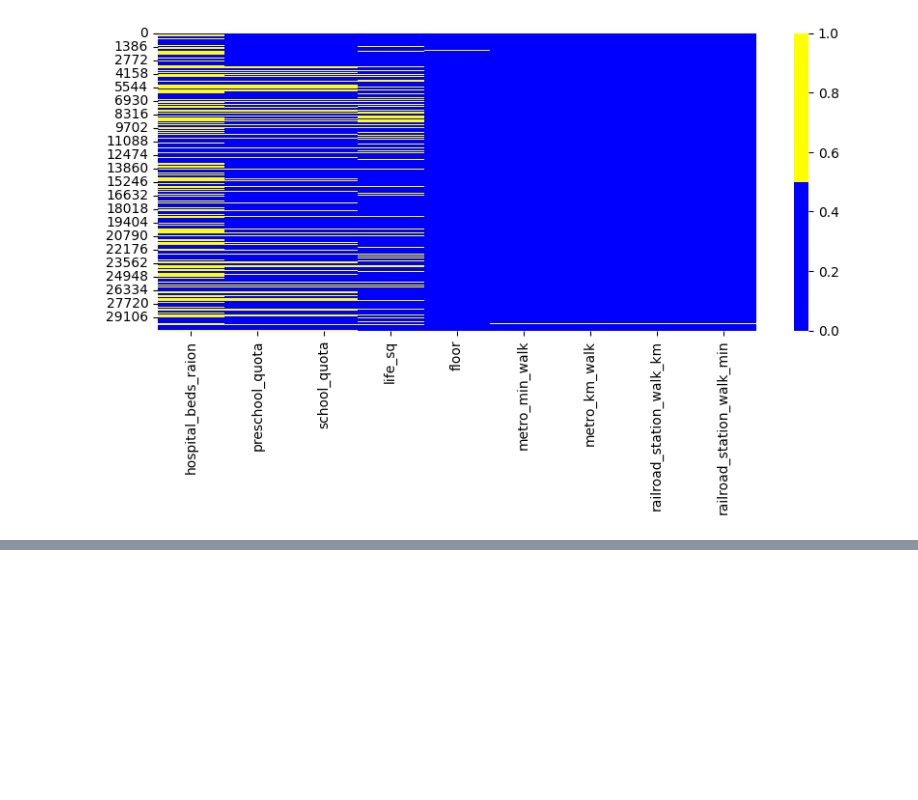
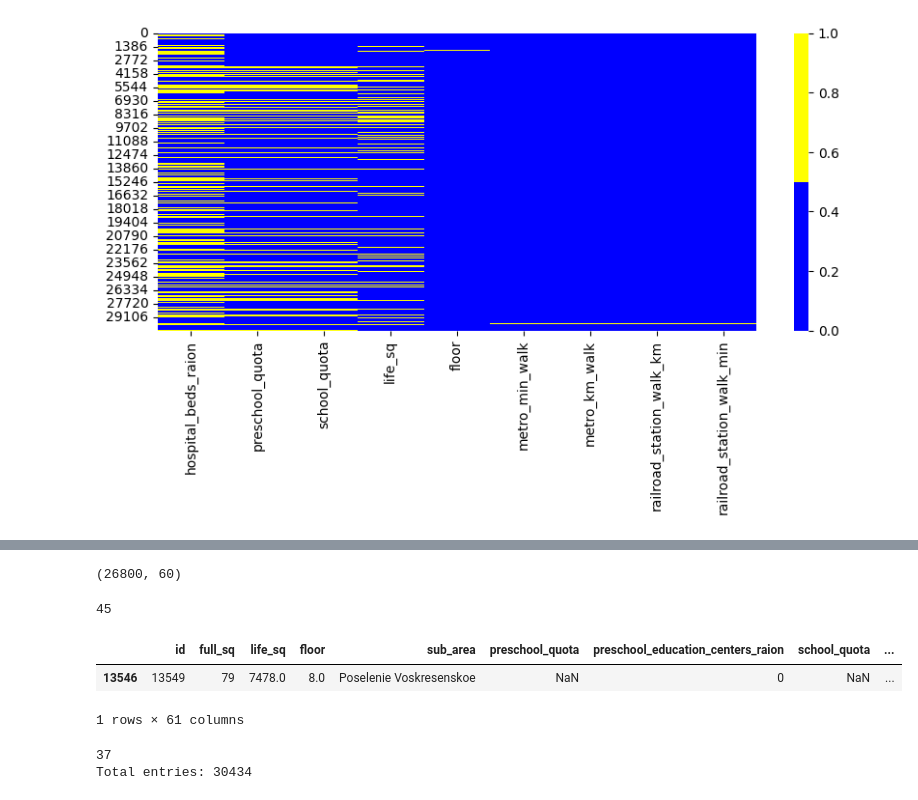
Before and after one commit to shohart/Data-Science-and-Python-learning, a Jupyter notebook: skillfactory plus/python_14 data praparation/data_praparation.ipynb, the cells around one changed output, grey strips where cells are left out. Saved outputs shown, nothing was run; the diff lists cells and outputs as text; code cells hidden in the pictures; blank space fills up the shorter version.

```diff
--- a/skillfactory plus/python_14 data praparation/data_praparation.ipynb
+++ b/skillfactory plus/python_14 data praparation/data_praparation.ipynb
@@ -82,0 +159,46 @@ ax = sns.heatmap(
+# %%
+combine_data = sber_data.copy()
+
+n = combine_data.shape[0]
+thresh = n * 0.7
+combine_data = combine_data.dropna(thresh=thresh, axis=1)
+
+m = combine_data.shape[1]
+combine_data = combine_data.dropna(thresh=m-2, axis=0)
+
+values = {
+    'life_sq': combine_data['full_sq'],
+    'metro_min_walk': combine_data['metro_min_walk'].median(),
+    'metro_km_walk': combine_data['metro_km_walk'].median(),
+    'railroad_station_walk_km': combine_data['railroad_station_walk_km'].median(),
+    'railroad_station_walk_min': combine_data['railroad_station_walk_min'].median(),
+    'preschool_quota': combine_data['preschool_quota'].mode()[0],
+    'school_quota': combine_data['school_quota'].mode()[0],
+    'floor': combine_data['floor'].mode()[0]
+}
+
+combine_data = combine_data.fillna(values)
+
+# display(combine_data.isnull().mean())
+
+# print(combine_data.shape)
+# %% [output]
+(26800, 60)
+# %%
+sber_data['life_sq'].describe()
+print(sber_data[sber_data['life_sq'] == 0].shape[0])
+display(sber_data[sber_data['life_sq'] > 7000])
+
+outliers = sber_data[sber_data['life_sq'] > sber_data['full_sq']]
+print(outliers.shape[0])
+
+cleaned = sber_data.drop(outliers.index, axis=0)
+
+print(f'Total entries: {cleaned.shape[0]}')
+# %% [output]
+45
+|  | id | full_sq | life_sq | floor | sub_area | preschool_quota | preschool_education_centers_raion | school_quota | ... |
+| 13546 | 13549 | 79 | 7478.0 | 8.0 | Poselenie Voskresenskoe | NaN | 0 | NaN | ... |
+1 rows × 61 columns
+37
+Total entries: 30434
```
Also changed, not shown: parts of 7 cells of this notebook, 1 other file.
